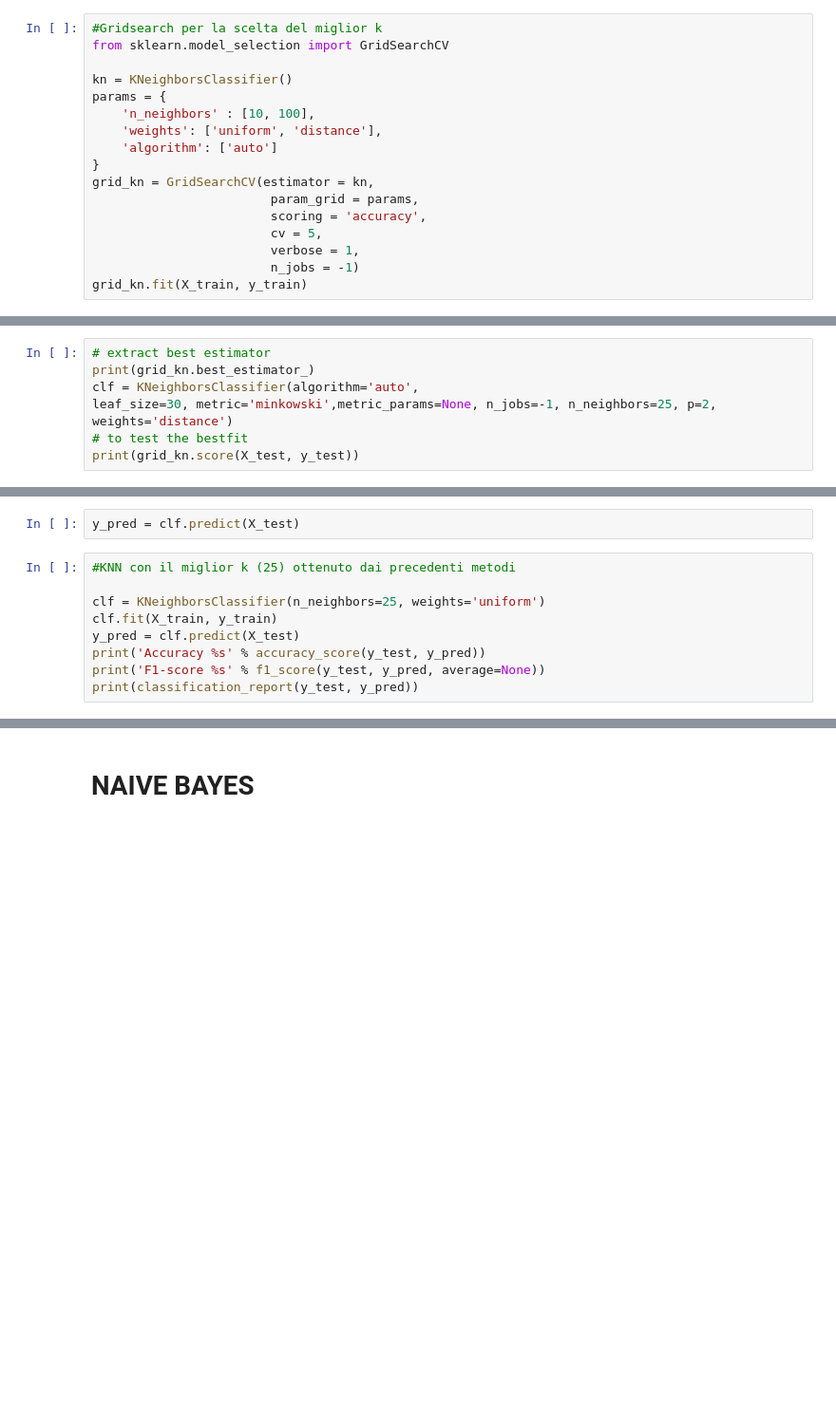
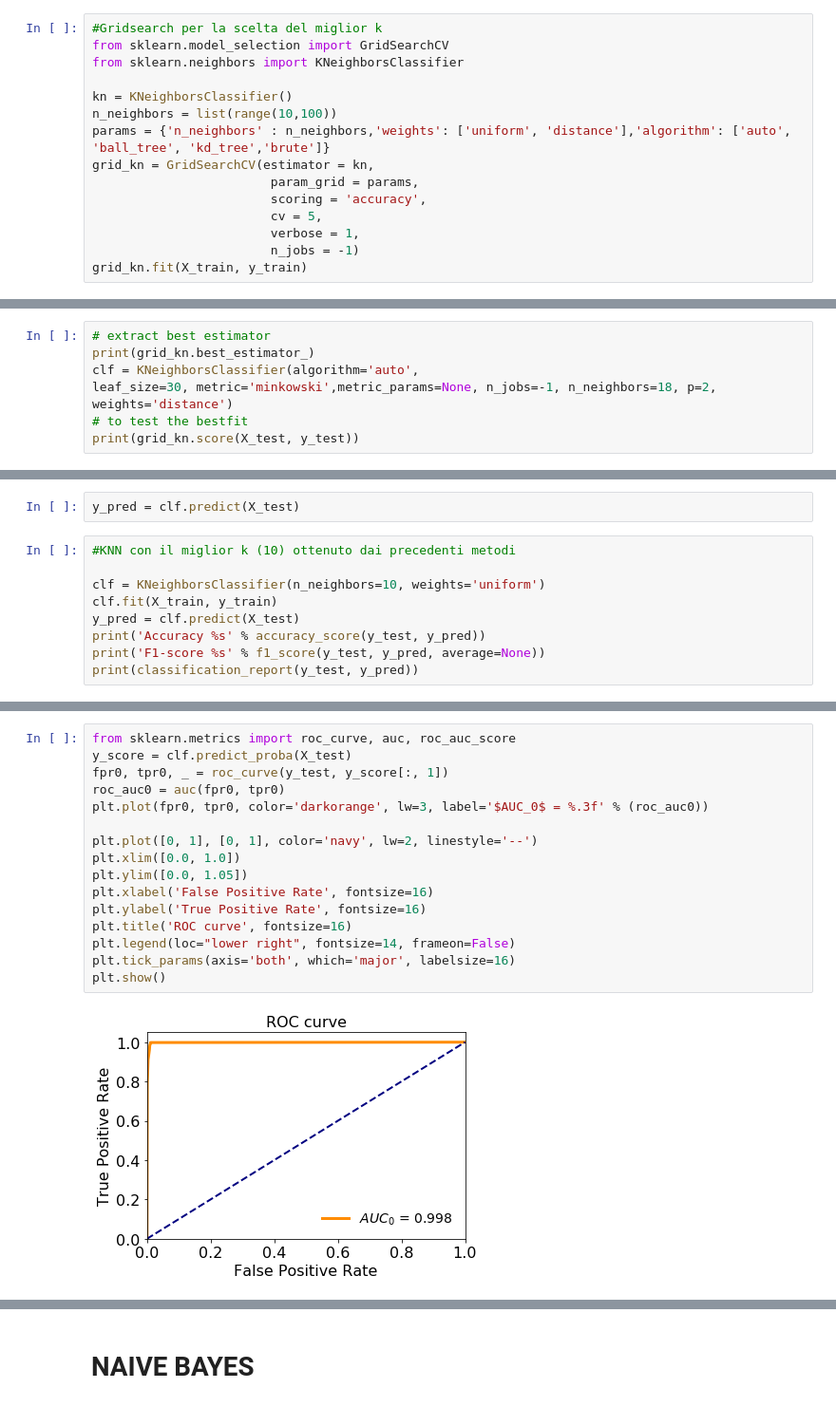
Before and after one commit to AleBonini/Data-mining-2, a Jupyter notebook: knn_nayvebayes.ipynb, the cells around one changed output, grey strips where cells are left out. Shown: that part at 95% size. Saved outputs shown, nothing was run; the diff lists cells and outputs as text; blank space fills up the shorter version.

Commit message:
knn e nayve bayes + roc curve e lift chart

```diff
--- a/knn_nayvebayes.ipynb
+++ b/knn_nayvebayes.ipynb
@@ -220,13 +221,11 @@ plt.show()
 # %%
 #Gridsearch per la scelta del miglior k
 from sklearn.model_selection import GridSearchCV
+from sklearn.neighbors import KNeighborsClassifier
 
 kn = KNeighborsClassifier()
-params = {
-    'n_neighbors' : [10, 100],
-    'weights': ['uniform', 'distance'],
-    'algorithm': ['auto']
-}
+n_neighbors = list(range(10,100))
+params = {'n_neighbors' : n_neighbors,'weights': ['uniform', 'distance'],'algorithm': ['auto', 'ball_tree', 'kd_tree','brute']}
 grid_kn = GridSearchCV(estimator = kn,
                         param_grid = params,
                         scoring = 'accuracy',
@@ -253,7 +261,7 @@ GridSearchCV(cv=5, error_score='raise-deprecating',
 # extract best estimator
 print(grid_kn.best_estimator_)
 clf = KNeighborsClassifier(algorithm='auto',
-leaf_size=30, metric='minkowski',metric_params=None, n_jobs=-1, n_neighbors=25, p=2, weights='distance')
+leaf_size=30, metric='minkowski',metric_params=None, n_jobs=-1, n_neighbors=18, p=2, weights='distance')
 # to test the bestfit
 print(grid_kn.score(X_test, y_test))
 # %% [output]
@@ -270,9 +278,9 @@ KNeighborsClassifier(algorithm='auto', leaf_size=30, metric='minkowski',
 # %%
 y_pred = clf.predict(X_test)
 # %%
-#KNN con il miglior k (25) ottenuto dai precedenti metodi
+#KNN con il miglior k (10) ottenuto dai precedenti metodi
 
-clf = KNeighborsClassifier(n_neighbors=25, weights='uniform')
+clf = KNeighborsClassifier(n_neighbors=10, weights='uniform')
 clf.fit(X_train, y_train)
 y_pred = clf.predict(X_test)
 print('Accuracy %s' % accuracy_score(y_test, y_pred))
@@ -352,0 +309,18 @@ ValueError: Can only tuple-index with a MultiIndex
+# %%
+from sklearn.metrics import roc_curve, auc, roc_auc_score
+y_score = clf.predict_proba(X_test)
+fpr0, tpr0, _ = roc_curve(y_test, y_score[:, 1])
+roc_auc0 = auc(fpr0, tpr0)
+plt.plot(fpr0, tpr0, color='darkorange', lw=3, label='$AUC_0$ = %.3f' % (roc_auc0))
+
+plt.plot([0, 1], [0, 1], color='navy', lw=2, linestyle='--')
+plt.xlim([0.0, 1.0])
+plt.ylim([0.0, 1.05])
+plt.xlabel('False Positive Rate', fontsize=16)
+plt.ylabel('True Positive Rate', fontsize=16)
+plt.title('ROC curve', fontsize=16)
+plt.legend(loc="lower right", fontsize=14, frameon=False)
+plt.tick_params(axis='both', which='major', labelsize=16)
+plt.show()
+# %% [output]
+[figure, added]
```
Also changed, not shown: parts of 14 cells of this notebook.
